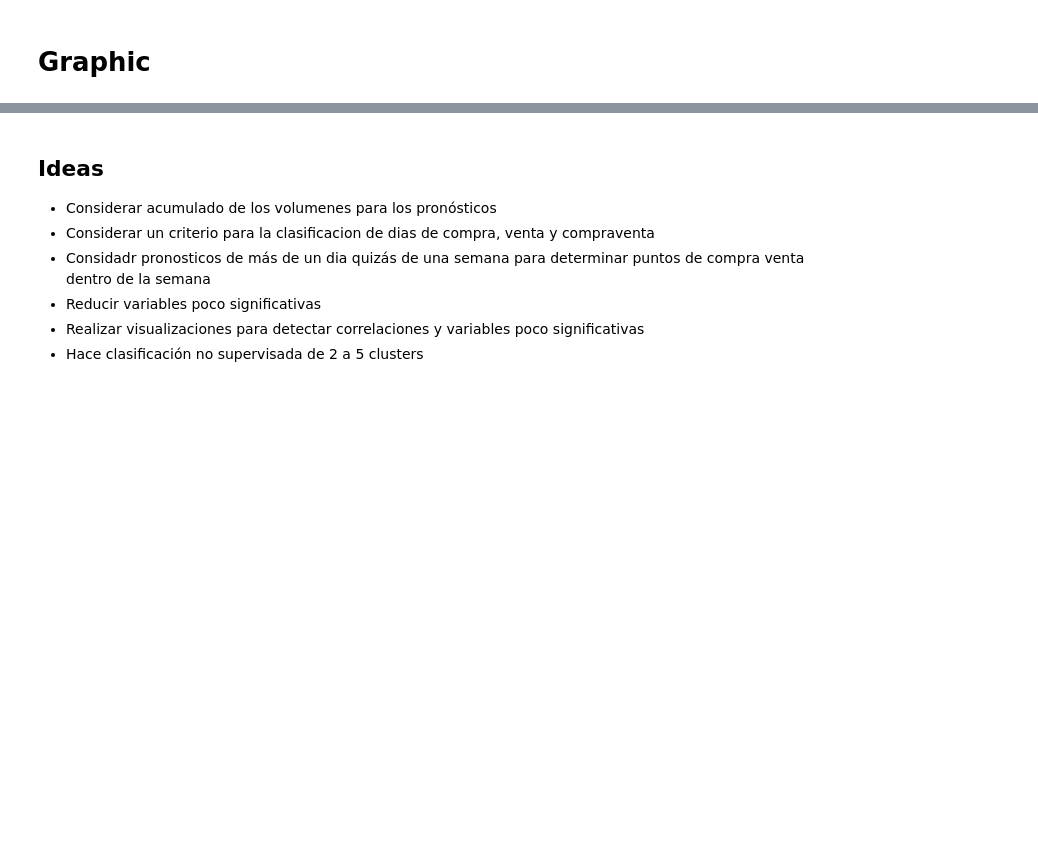
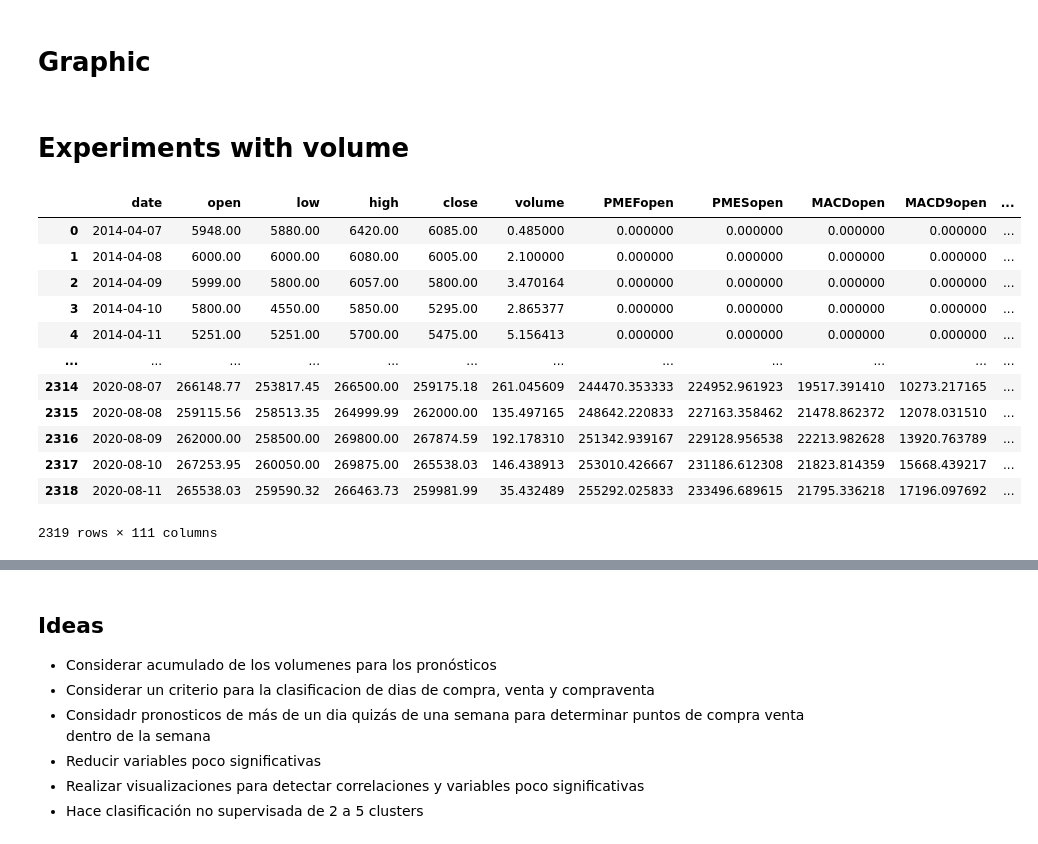
Before and after one commit to albertoid/bitso, a Jupyter notebook: Predict.ipynb, the cells around one changed output, grey strips where cells are left out. Cells and saved outputs as stored; diff of their text form; code cells hidden in the pictures; blank space fills up the shorter version.

```diff
--- a/Predict.ipynb
+++ b/Predict.ipynb
@@ -335,3 +304,5 @@ fig=go.Figure(data=[go.Candlestick(x=data[i].date,
                    ]
              )
 fig.show()
+# %% [markdown]
+# Experiments with volume
@@ -337,0 +337,16 @@ fig.show()
+# %%
+crypto
+# %% [output]
+|  | date | open | low | high | close | volume | PMEFopen | PMESopen | MACDopen | MACD9open | ... |
+| 0 | 2014-04-07 | 5948.00 | 5880.00 | 6420.00 | 6085.00 | 0.485000 | 0.000000 | 0.000000 | 0.000000 | 0.000000 | ... |
+| 1 | 2014-04-08 | 6000.00 | 6000.00 | 6080.00 | 6005.00 | 2.100000 | 0.000000 | 0.000000 | 0.000000 | 0.000000 | ... |
+| 2 | 2014-04-09 | 5999.00 | 5800.00 | 6057.00 | 5800.00 | 3.470164 | 0.000000 | 0.000000 | 0.000000 | 0.000000 | ... |
+| 3 | 2014-04-10 | 5800.00 | 4550.00 | 5850.00 | 5295.00 | 2.865377 | 0.000000 | 0.000000 | 0.000000 | 0.000000 | ... |
+| 4 | 2014-04-11 | 5251.00 | 5251.00 | 5700.00 | 5475.00 | 5.156413 | 0.000000 | 0.000000 | 0.000000 | 0.000000 | ... |
+| ... | ... | ... | ... | ... | ... | ... | ... | ... | ... | ... | ... |
+| 2314 | 2020-08-07 | 266148.77 | 253817.45 | 266500.00 | 259175.18 | 261.045609 | 244470.353333 | 224952.961923 | 19517.391410 | 10273.217165 | ... |
+| 2315 | 2020-08-08 | 259115.56 | 258513.35 | 264999.99 | 262000.00 | 135.497165 | 248642.220833 | 227163.358462 | 21478.862372 | 12078.031510 | ... |
+| 2316 | 2020-08-09 | 262000.00 | 258500.00 | 269800.00 | 267874.59 | 192.178310 | 251342.939167 | 229128.956538 | 22213.982628 | 13920.763789 | ... |
+| 2317 | 2020-08-10 | 267253.95 | 260050.00 | 269875.00 | 265538.03 | 146.438913 | 253010.426667 | 231186.612308 | 21823.814359 | 15668.439217 | ... |
+| 2318 | 2020-08-11 | 265538.03 | 259590.32 | 266463.73 | 259981.99 | 35.432489 | 255292.025833 | 233496.689615 | 21795.336218 | 17196.097692 | ... |
+2319 rows × 111 columns
```
Also changed, not shown: parts of 26 cells of this notebook, 11 other files.
